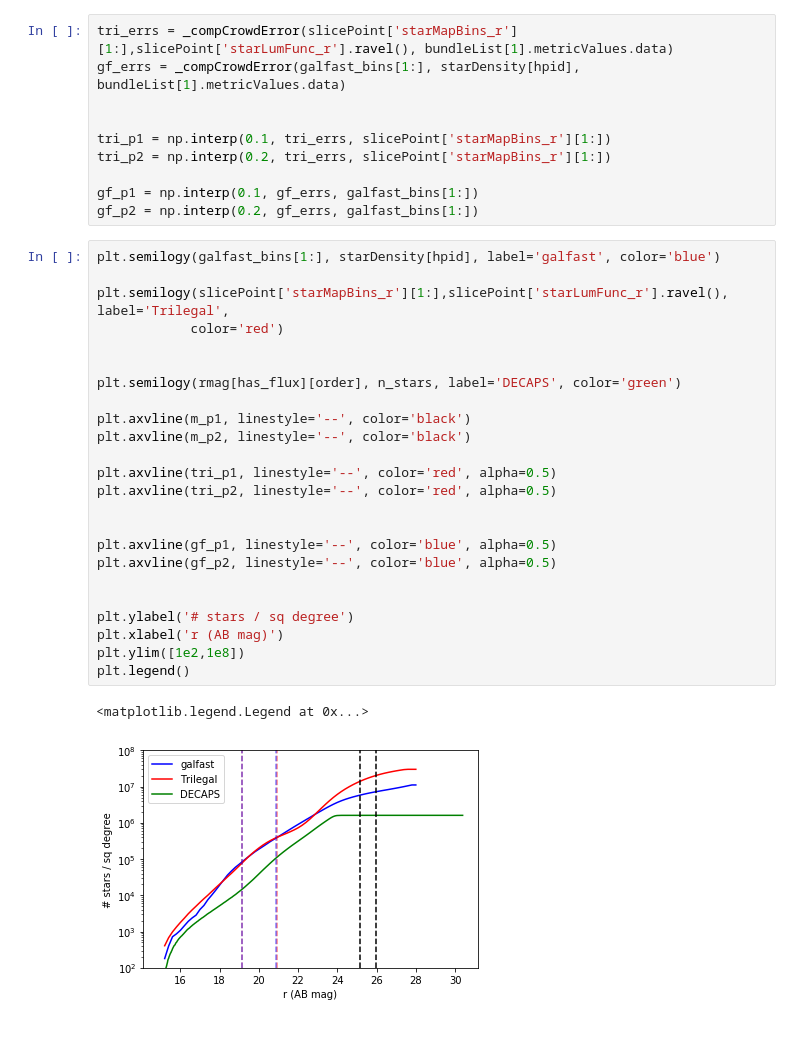
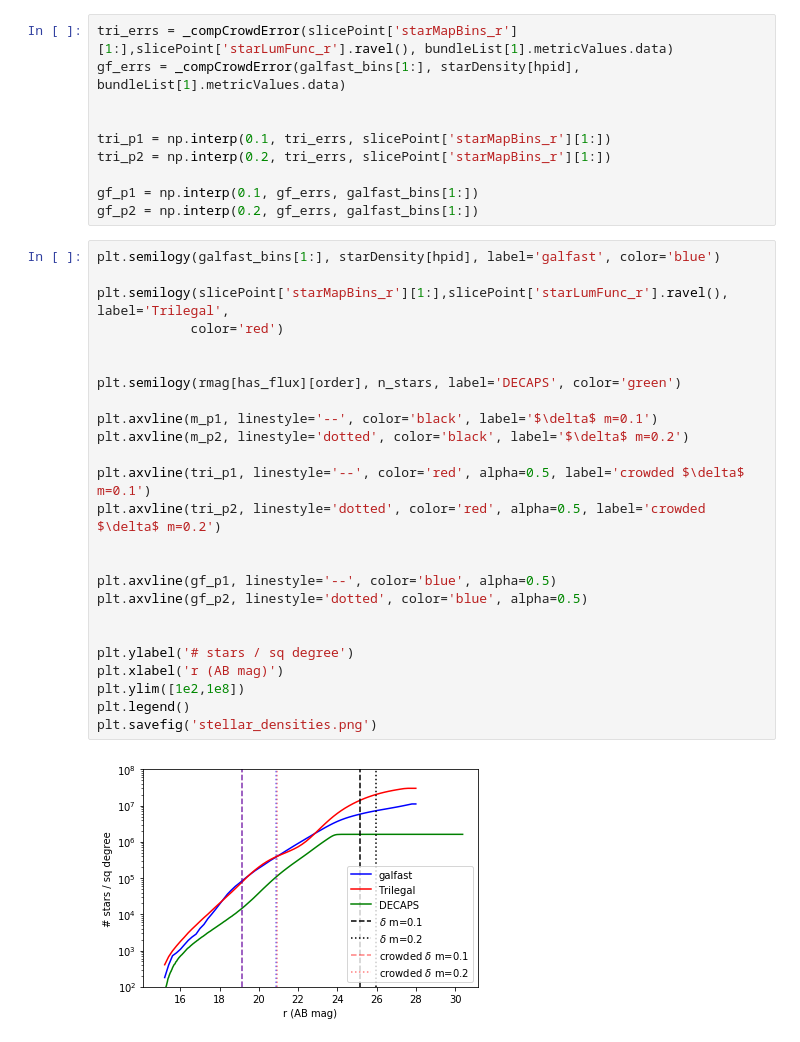
Before and after one commit to yoachim/20_Scratch, a Jupyter notebook: n_stars_check/decap_crowding.ipynb, the cells around one changed output. Cells and saved outputs as stored; diff of their text form.

Commit message:
more labels

```diff
--- a/n_stars_check/decap_crowding.ipynb
+++ b/n_stars_check/decap_crowding.ipynb
@@ -168,27 +168,27 @@ gf_p2 = np.interp(0.2, gf_errs, galfast_bins[1:])
 # %%
 plt.semilogy(galfast_bins[1:], starDensity[hpid], label='galfast', color='blue')
 
 plt.semilogy(slicePoint['starMapBins_r'][1:],slicePoint['starLumFunc_r'].ravel(), label='Trilegal',
             color='red')
 
 
 plt.semilogy(rmag[has_flux][order], n_stars, label='DECAPS', color='green')
 
-plt.axvline(m_p1, linestyle='--', color='black')
-plt.axvline(m_p2, linestyle='--', color='black')
+plt.axvline(m_p1, linestyle='--', color='black', label='$\delta$ m=0.1')
+plt.axvline(m_p2, linestyle='dotted', color='black', label='$\delta$ m=0.2')
 
-plt.axvline(tri_p1, linestyle='--', color='red', alpha=0.5)
-plt.axvline(tri_p2, linestyle='--', color='red', alpha=0.5)
+plt.axvline(tri_p1, linestyle='--', color='red', alpha=0.5, label='crowded $\delta$ m=0.1')
+plt.axvline(tri_p2, linestyle='dotted', color='red', alpha=0.5, label='crowded $\delta$ m=0.2')
 
 
 plt.axvline(gf_p1, linestyle='--', color='blue', alpha=0.5)
-plt.axvline(gf_p2, linestyle='--', color='blue', alpha=0.5)
+plt.axvline(gf_p2, linestyle='dotted', color='blue', alpha=0.5)
 
 
 plt.ylabel('# stars / sq degree')
 plt.xlabel('r (AB mag)')
 plt.ylim([1e2,1e8])
 plt.legend()
+plt.savefig('stellar_densities.png')
 # %% [output]
-<matplotlib.legend.Legend at 0x...>
-[figure, old version]
+[figure, new version]
```
Also changed, not shown: parts of 1 cell of this notebook.
